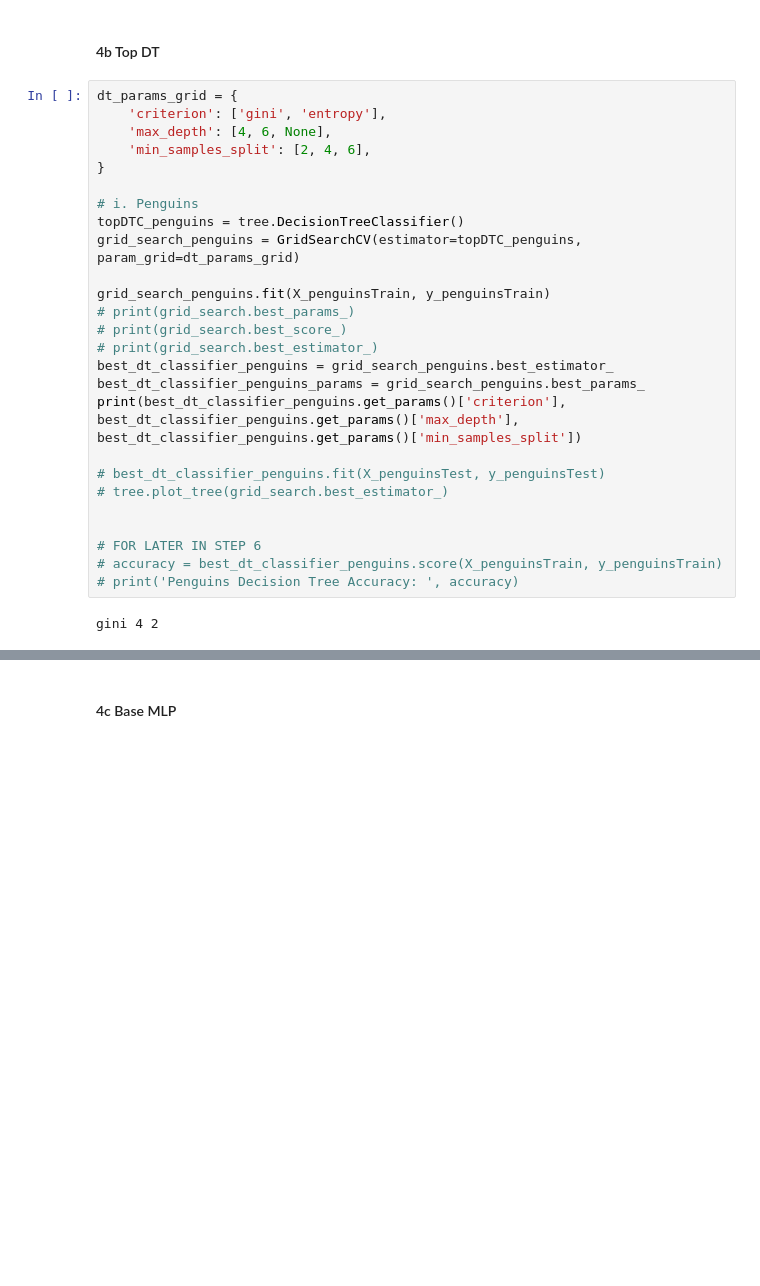
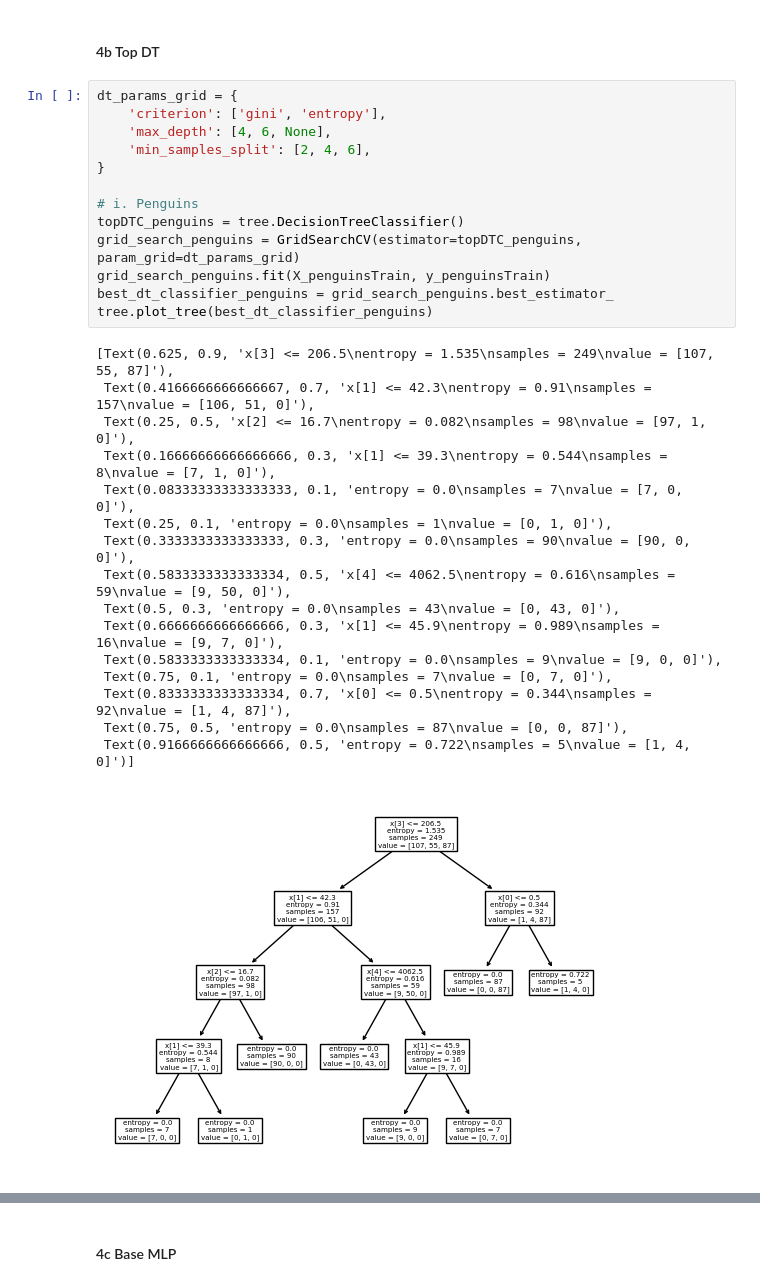
Before and after one commit to georgia1515/RoboBrains472, a Jupyter notebook: PenguinsAbalone/deliverable.ipynb, the cells around one changed output, grey strips where cells are left out. Cells and saved outputs as stored; diff of their text form; blank space fills up the shorter version.

```diff
--- a/PenguinsAbalone/deliverable.ipynb
+++ b/PenguinsAbalone/deliverable.ipynb
@@ -124,31 +139,33 @@ tree.plot_tree(dtc_abalone)
 # %%
 dt_params_grid = {
     'criterion': ['gini', 'entropy'],
     'max_depth': [4, 6, None],
     'min_samples_split': [2, 4, 6],
 }
 
 # i. Penguins
 topDTC_penguins = tree.DecisionTreeClassifier()
 grid_search_penguins = GridSearchCV(estimator=topDTC_penguins, param_grid=dt_params_grid)
-
 grid_search_penguins.fit(X_penguinsTrain, y_penguinsTrain)
-# print(grid_search.best_params_)
-# print(grid_search.best_score_)
-# print(grid_search.best_estimator_)
 best_dt_classifier_penguins = grid_search_penguins.best_estimator_
-best_dt_classifier_penguins_params = grid_search_penguins.best_params_
-print(best_dt_classifier_penguins.get_params()['criterion'], best_dt_classifier_penguins.get_params()['max_depth'], best_dt_classifier_penguins.get_params()['min_samples_split'])
-
-# best_dt_classifier_penguins.fit(X_penguinsTest, y_penguinsTest)
-# tree.plot_tree(grid_search.best_estimator_)
-
-
-# FOR LATER IN STEP 6
-# accuracy = best_dt_classifier_penguins.score(X_penguinsTrain, y_penguinsTrain)
-# print('Penguins Decision Tree Accuracy: ', accuracy)
+tree.plot_tree(best_dt_classifier_penguins)
 # %% [output]
-gini 4 2
+[Text(0.625, 0.9, 'x[3] <= 206.5\nentropy = 1.535\nsamples = 249\nvalue = [107, 55, 87]'),
+ Text(0.4166666666666667, 0.7, 'x[1] <= 42.3\nentropy = 0.91\nsamples = 157\nvalue = [106, 51, 0]'),
+ Text(0.25, 0.5, 'x[2] <= 16.7\nentropy = 0.082\nsamples = 98\nvalue = [97, 1, 0]'),
+ Text(0.16666666666666666, 0.3, 'x[1] <= 39.3\nentropy = 0.544\nsamples = 8\nvalue = [7, 1, 0]'),
+ Text(0.08333333333333333, 0.1, 'entropy = 0.0\nsamples = 7\nvalue = [7, 0, 0]'),
+ Text(0.25, 0.1, 'entropy = 0.0\nsamples = 1\nvalue = [0, 1, 0]'),
+ Text(0.3333333333333333, 0.3, 'entropy = 0.0\nsamples = 90\nvalue = [90, 0, 0]'),
+ Text(0.5833333333333334, 0.5, 'x[4] <= 4062.5\nentropy = 0.616\nsamples = 59\nvalue = [9, 50, 0]'),
+ Text(0.5, 0.3, 'entropy = 0.0\nsamples = 43\nvalue = [0, 43, 0]'),
+ Text(0.6666666666666666, 0.3, 'x[1] <= 45.9\nentropy = 0.989\nsamples = 16\nvalue = [9, 7, 0]'),
+ Text(0.5833333333333334, 0.1, 'entropy = 0.0\nsamples = 9\nvalue = [9, 0, 0]'),
+ Text(0.75, 0.1, 'entropy = 0.0\nsamples = 7\nvalue = [0, 7, 0]'),
+ Text(0.8333333333333334, 0.7, 'x[0] <= 0.5\nentropy = 0.344\nsamples = 92\nvalue = [1, 4, 87]'),
+ Text(0.75, 0.5, 'entropy = 0.0\nsamples = 87\nvalue = [0, 0, 87]'),
+ Text(0.9166666666666666, 0.5, 'entropy = 0.722\nsamples = 5\nvalue = [1, 4, 0]')]
+[figure, added]
 # %%
 # ii. Abalone
 
```
Also changed, not shown: parts of 17 cells of this notebook.
